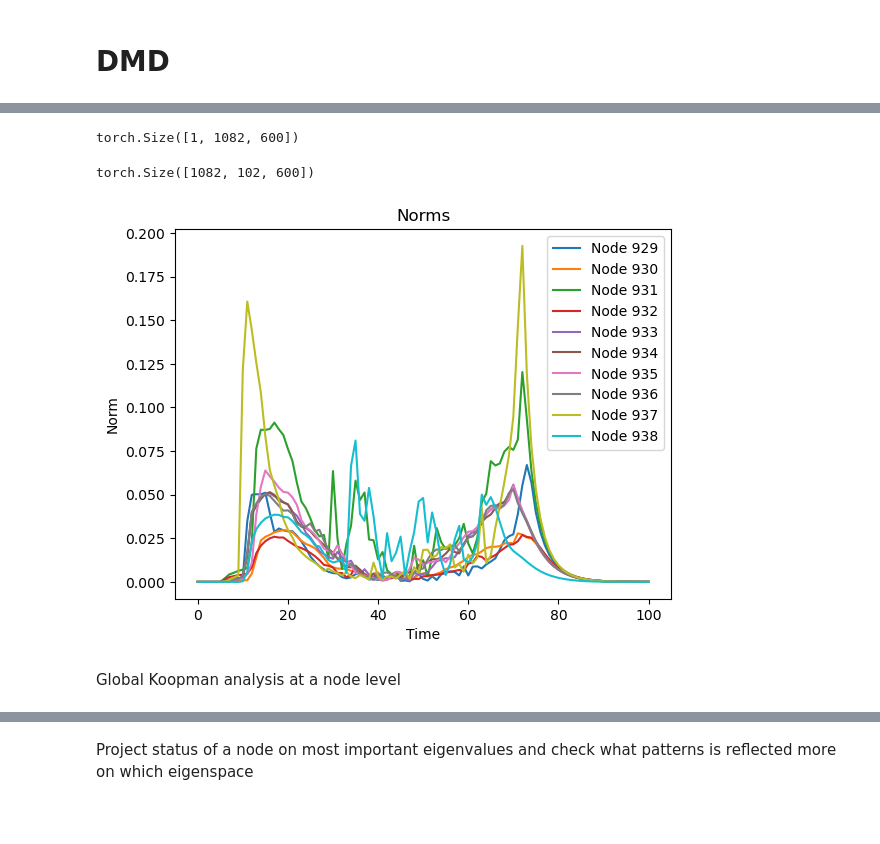
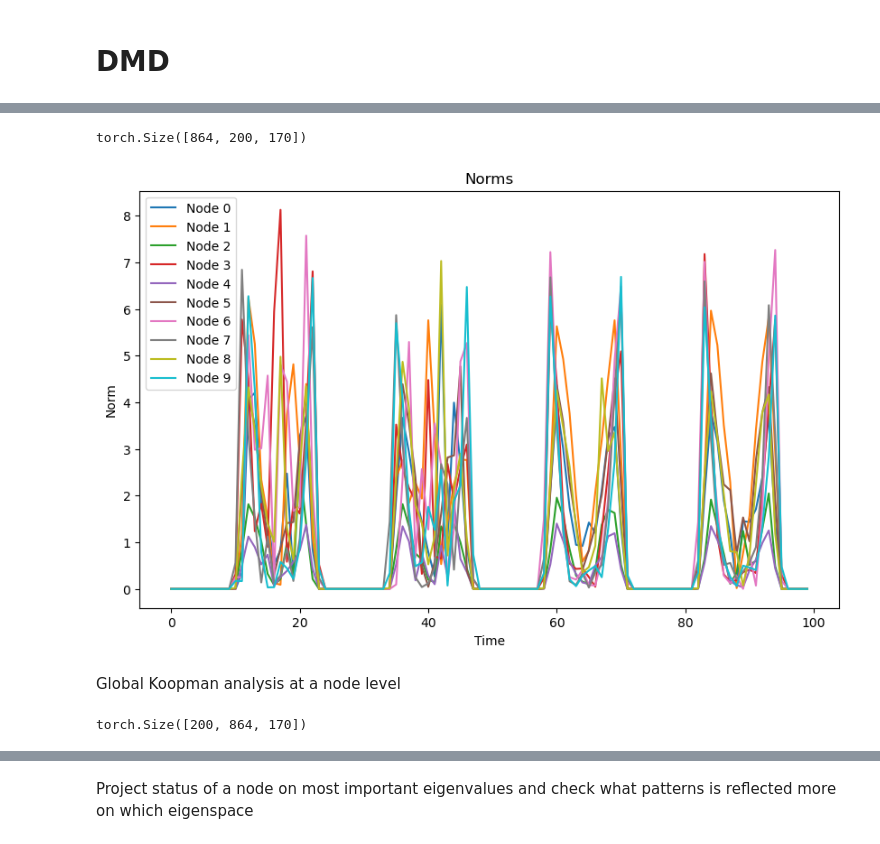
Before and after one commit to NGMLGroup/Koopman-TGNN-Interpretability, a Jupyter notebook: DynGESN_DMD.ipynb, the cells around one changed output, grey strips where cells are left out. Drawn from its saved outputs; the diff is of its cells as text; code cells hidden in the pictures; blank space fills up the shorter version.

```diff
--- a/DynGESN_DMD.ipynb
+++ b/DynGESN_DMD.ipynb
@@ -234,13 +269,0 @@ test_sample = next(iter(dm.test_dataloader())).to(device)
-# %%
-node_id = 929
-
-for i, sample in enumerate(dm.test_dataloader()):
-    plt.plot(sample.target.y[0, :, node_id, 0].cpu().detach().numpy(), label=f'Sample {i+1}')
-    if i >= 2:
-        break
-
-plt.xlabel('Time')
-plt.ylabel('Value')
-plt.title(f'Target Values for Node {node_id}')
-plt.legend()
-plt.show()
@@ -258,39 +270,32 @@ StaticBatch(
-# %%
-model(test_sample.input.x, test_sample.input.edge_index, test_sample.input.edge_weight).shape
-# %% [output]
-torch.Size([1, 1082, 600])
-# %%
-states = []
-
-for i, sample in enumerate(dm.test_dataloader()):
-    sample = sample.to(device)
-    state_t = model(sample.input.x, sample.input.edge_index, sample.input.edge_weight).cpu().squeeze()
-    states.append(state_t)
-    if i > 100: # to make it faster
-        break
-
-states = torch.stack(states, dim=1)
+# %%
+Y, states = torch.load('KOP/DynGESN/states.pt').values()
 # %%
 states.shape
 # %% [output]
-torch.Size([1082, 102, 600])
+torch.Size([864, 200, 170])
 # %%
-node_id = 929
+node_id = 0
 norms = []
 for i in range(10):
-    norms.append(torch.linalg.vector_norm(states[i+node_id,:-1,:]-states[i+node_id,1:,:], dim=(1)))
+    norms.append(torch.linalg.vector_norm(states[:-1,i+node_id,:]-states[1:,i+node_id,:], dim=(1)))
 # %%
+plt.figure(figsize=(10, 6))
+
 for i, norm in enumerate(norms):
-    plt.plot(norm, label=f'Node {i+node_id}')
+    plt.plot(norm.cpu().detach()[:100], label=f'Node {i+node_id}')
 
 plt.xlabel('Time')
 plt.ylabel('Norm')
 plt.title('Norms')
 plt.legend()
 plt.show()
 # %% [output]
-[figure, old version]
+[figure, new version]
 # %% [markdown]
 Global Koopman analysis at a node level
+# %%
+states.shape
+# %% [output]
+torch.Size([200, 864, 170])
 # %%
 dim_red = 50
```
Also changed, not shown: parts of 44 cells of this notebook.
